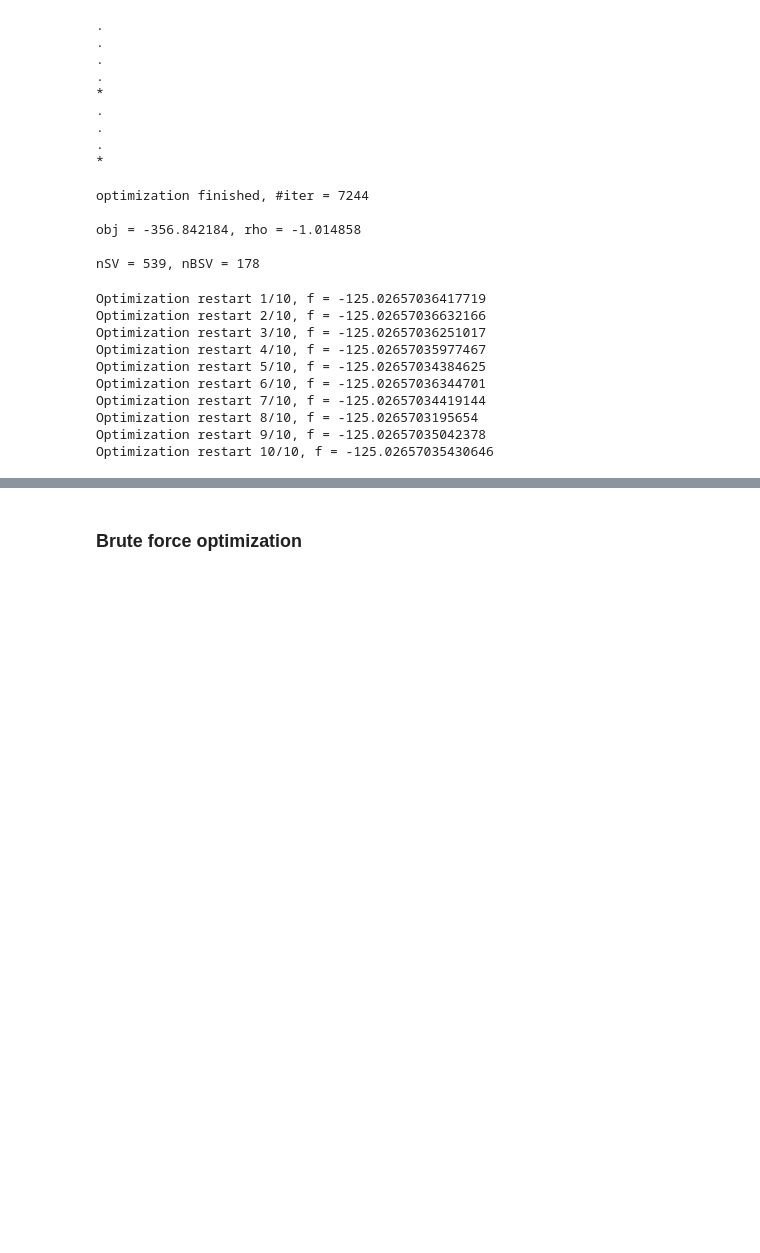
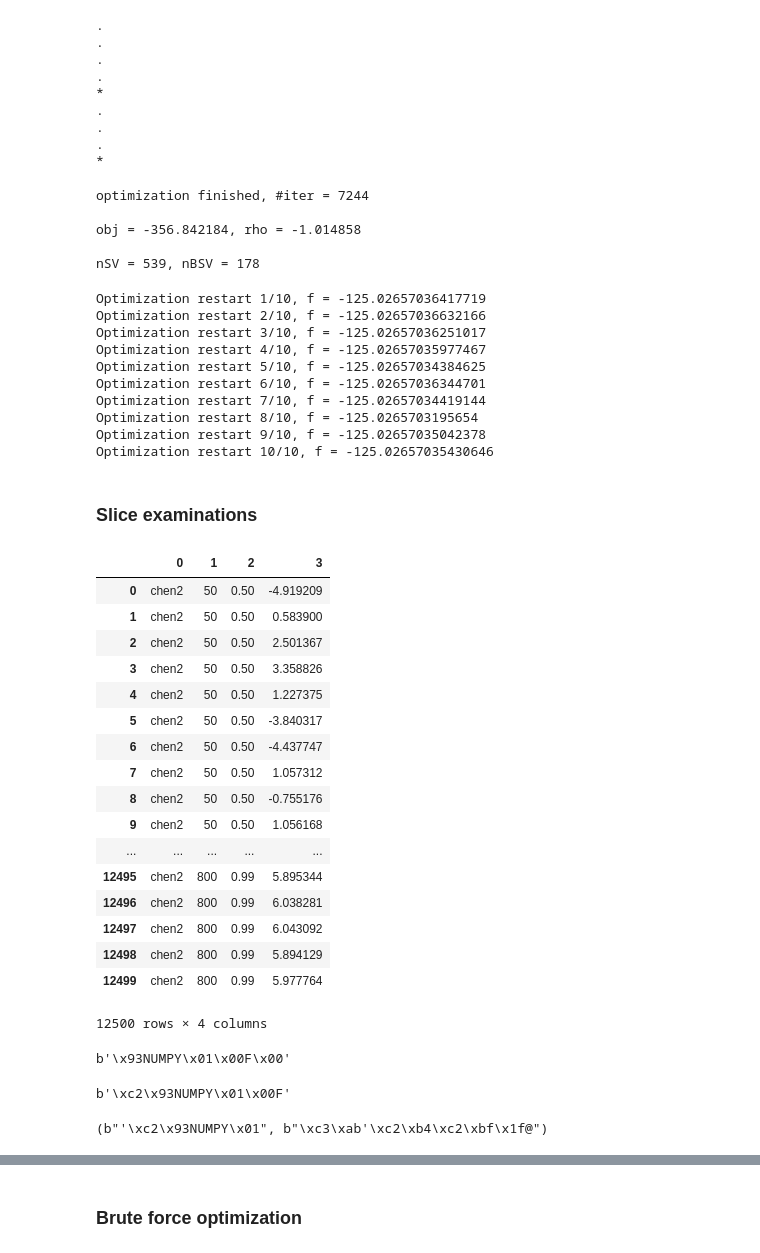
Before and after one commit to bestxolodec/DTR, a Jupyter notebook: py-notebooks/Copy-gpy.ipynb, the cells around one changed output, grey strips where cells are left out. Drawn from its saved outputs; the diff is of its cells as text; code cells hidden in the pictures; blank space fills up the shorter version.

```diff
--- a/py-notebooks/Copy-gpy.ipynb
+++ b/py-notebooks/Copy-gpy.ipynb
@@ -327,3 +87,26 @@ Optimization restart 7/10, f = -125.02657034419144
 Optimization restart 8/10, f = -125.0265703195654
 Optimization restart 9/10, f = -125.02657035042378
 Optimization restart 10/10, f = -125.02657035430646
+# %% [markdown]
+### Slice examinations
+# %%
+pd.read_csv("/Users/ipaulo/yandexDisk/DIPLOMA/CODE/data/chen_2_rep_50.csv")
+# %% [output]
+|  | 0 | 1 | 2 | 3 |
+| 0 | chen2 | 50 | 0.50 | -4.919209 |
+| 1 | chen2 | 50 | 0.50 | 0.583900 |
+| 2 | chen2 | 50 | 0.50 | 2.501367 |
+| 3 | chen2 | 50 | 0.50 | 3.358826 |
+| 4 | chen2 | 50 | 0.50 | 1.227375 |
+| 5 | chen2 | 50 | 0.50 | -3.840317 |
+| 6 | chen2 | 50 | 0.50 | -4.437747 |
+| 7 | chen2 | 50 | 0.50 | 1.057312 |
+| 8 | chen2 | 50 | 0.50 | -0.755176 |
+| 9 | chen2 | 50 | 0.50 | 1.056168 |
+| ... | ... | ... | ... | ... |
+| 12495 | chen2 | 800 | 0.99 | 5.895344 |
+| 12496 | chen2 | 800 | 0.99 | 6.038281 |
+| 12497 | chen2 | 800 | 0.99 | 6.043092 |
+| 12498 | chen2 | 800 | 0.99 | 5.894129 |
+| 12499 | chen2 | 800 | 0.99 | 5.977764 |
+12500 rows × 4 columns
@@ -329,0 +116,4 @@ Optimization restart 10/10, f = -125.02657035430646
+# %%
+o[:10]
+# %% [output]
+b'\x93NUMPY\x01\x00F\x00'
@@ -329,0 +126,8 @@ Optimization restart 10/10, f = -125.02657035430646
+# %%
+o[:10]
+# %% [output]
+b'\xc2\x93NUMPY\x01\x00F'
+# %%
+o[1:10], o[-10:-1]
+# %% [output]
+(b"'\xc2\x93NUMPY\x01", b"\xc3\xab'\xc2\xb4\xc2\xbf\x1f@")
```
Also changed, not shown: parts of 45 cells of this notebook, 4 other files.
